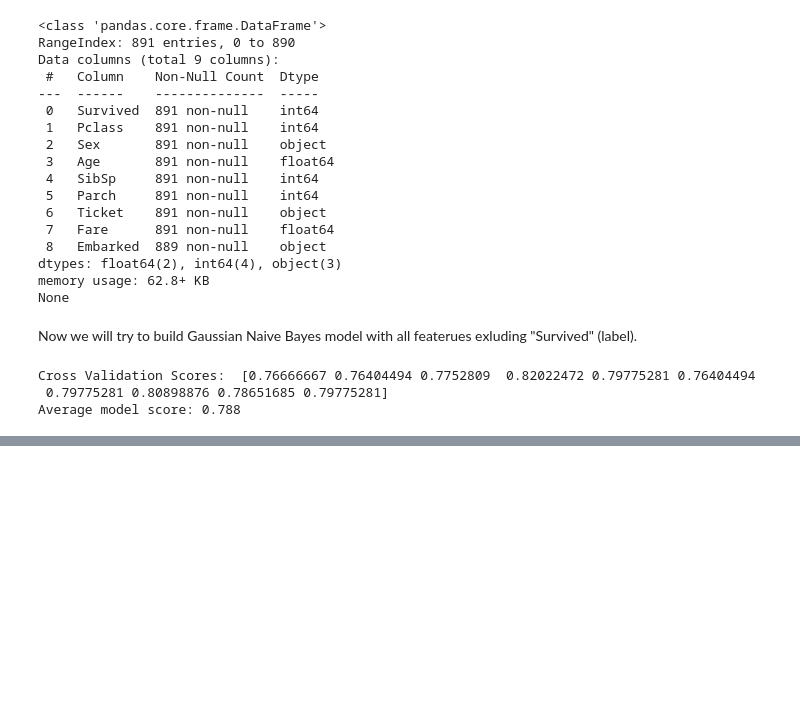
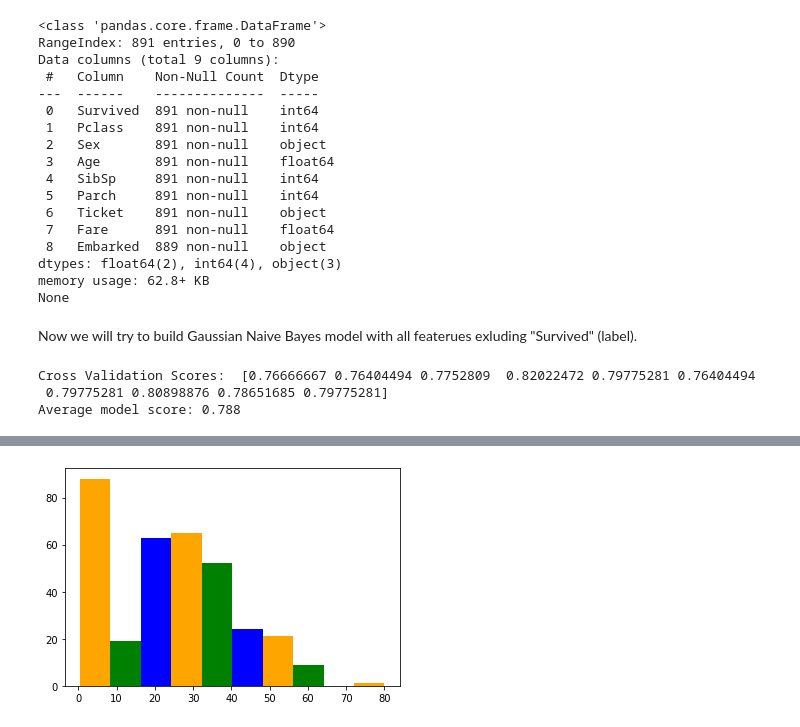
Before and after one commit to Maciej-Bedka/titanic-survivors-ml, a Jupyter notebook: titanic.ipynb, the cells around one changed output, grey strips where cells are left out. Drawn from its saved outputs; the diff is of its cells as text; code cells hidden in the pictures; blank space fills up the shorter version.

```diff
--- a/titanic.ipynb
+++ b/titanic.ipynb
@@ -157,0 +167,11 @@ As a result, we have achived overall accuracy score of 78.2% based on 4 features
+# %%
+N, bins, patches = plt.hist(train_data.loc[(train_data["Survived"] == 1), ["Age"]])
+bins = bins.shape[0]-0.5
+colors = ['Orange', 'Green', 'Blue']
+temp = 0
+for p in patches:
+    p.set_facecolor(colors[temp%3])
+    temp+=1
+plt.show()
+# %% [output]
+[figure, added]
```
Also changed, not shown: parts of 15 cells of this notebook.
